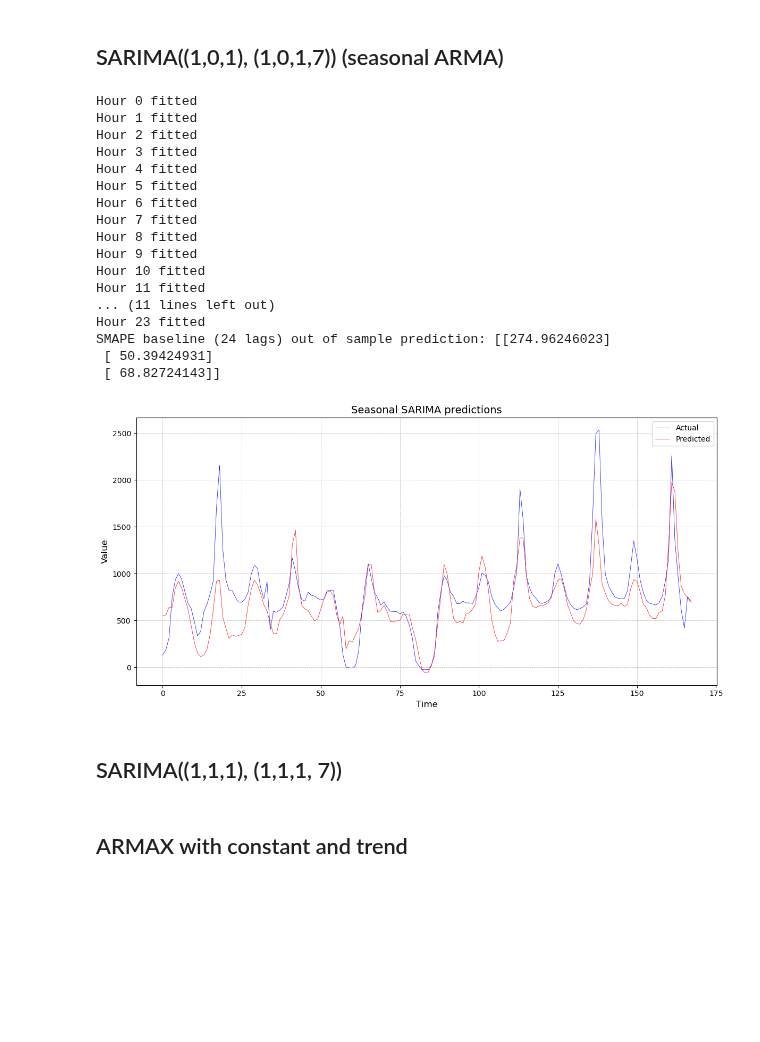
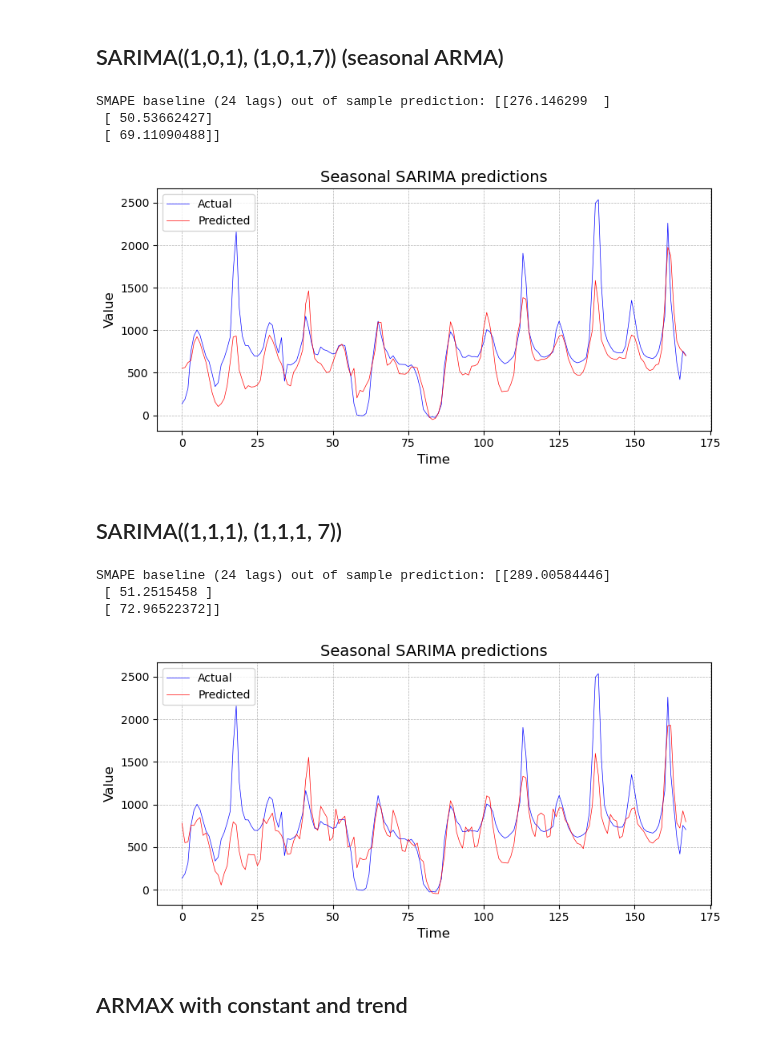
Before and after one commit to peterravn/Seminar-Adv-Finance, a Jupyter notebook: 5.2. SARIMAX Test.ipynb, the cells around one changed output. Drawn from its saved outputs; the diff is of its cells as text; code cells hidden in the pictures; blank space fills up the shorter version.

```diff
--- a/5.2. SARIMAX Test.ipynb
+++ b/5.2. SARIMAX Test.ipynb
@@ -173,60 +148,44 @@ SMAPE baseline (24 lags) out of sample prediction: [[277.61510938]
 # %% [markdown]
 ## SARIMA((1,0,1), (1,0,1,7)) (seasonal ARMA)
+# %%
+%run "Parallelized function/model_4.py"
+
+model_4 = np.load('Parallelized function/model_4.npy', allow_pickle=True)
+combined_predictions_model_4 = np.load('Parallelized function/combined_predictions_model_4.npy', allow_pickle=True)
+# %% [output]
+SMAPE baseline (24 lags) out of sample prediction: [[276.146299  ]
+ [ 50.53662427]
+ [ 69.11090488]]
+[figure, added]
 # %%
-p, d, q = 1, 0, 1
-P, D, Q, s = 1, 0, 1, 7
+# p, d, q = 1, 0, 1
+# P, D, Q, s = 1, 0, 1, 7
 
-smoother_output = 0
+# smoother_output = 0
 
-predictions_dict = {}
+# predictions_dict = hour_loop_fit()
 
-for hour in range(24):
-    model = SARIMAX(
-        y_train_deseason[hour],
-        order=(p, d, q),
-        seasonal_order=(P, D, Q, s),
-        **{'smoother_output': smoother_output},
-        trend='c'
-    )
-    results = model.fit(disp=False, maxiter=50000)
+# combined_predictions, combined_test = combine_24_hour_data(predictions_dict, y_test)
 
-    new_results = results.append(y_test_deseason[hour], refit=False)
+# rmse, smape, rmae = out_of_sample_pred(combined_test, combined_predictions)
 
-    predictions = new_results.predict(start=len(y_train_deseason[hour]), end=len(y_train_deseason[hour]) + len(y_test_deseason[hour]) - 1).reshape(-1, 1)
+# model_4 = np.array([[rmse], [smape], [rmae]])
+# combined_predictions_model_4 = combined_predictions
 
-    predictions_dict[hour] = predictions + y_test_season[hour]
+# print(f'SMAPE baseline (24 lags) out of sample prediction: {model_4}')
 
-    print(f'Hour {hour} fitted')
-
-combined_predictions, combined_test = combine_24_hour_data(predictions_dict, y_test)
-
-rmse, smape, rmae = out_of_sample_pred(combined_test, combined_predictions)
-
-model_4 = np.array([[rmse], [smape], [rmae]])
-combined_predictions_model_4 = combined_predictions
-
-print(f'SMAPE baseline (24 lags) out of sample prediction: {model_4}')
-
-plot_actual_vs_predicted(combined_test, combined_predictions_model_4, "Seasonal SARIMA predictions")
+# plot_actual_vs_predicted(combined_test, combined_predictions_model_4, "Seasonal SARIMA predictions")
-# %% [output]
-Hour 0 fitted
-Hour 1 fitted
-Hour 2 fitted
-Hour 3 fitted
-Hour 4 fitted
-Hour 5 fitted
-Hour 6 fitted
-Hour 7 fitted
-Hour 8 fitted
-Hour 9 fitted
-Hour 10 fitted
-Hour 11 fitted
-... (11 lines left out)
-Hour 23 fitted
-SMAPE baseline (24 lags) out of sample prediction: [[274.96246023]
- [ 50.39424931]
- [ 68.82724143]]
-[figure, removed]
 # %% [markdown]
 ## SARIMA((1,1,1), (1,1,1, 7))
+# %%
+%run "Parallelized function/model_5.py"
+
+
+model_5 = np.load('Parallelized function/model_5.npy', allow_pickle=True)
+combined_predictions_model_5 = np.load('Parallelized function/combined_predictions_model_5.npy', allow_pickle=True)
+# %% [output]
+SMAPE baseline (24 lags) out of sample prediction: [[289.00584446]
+ [ 51.2515458 ]
+ [ 72.96522372]]
+[figure, added]
 # %%
```
Also changed, not shown: parts of 15 cells of this notebook, 19 other files.
